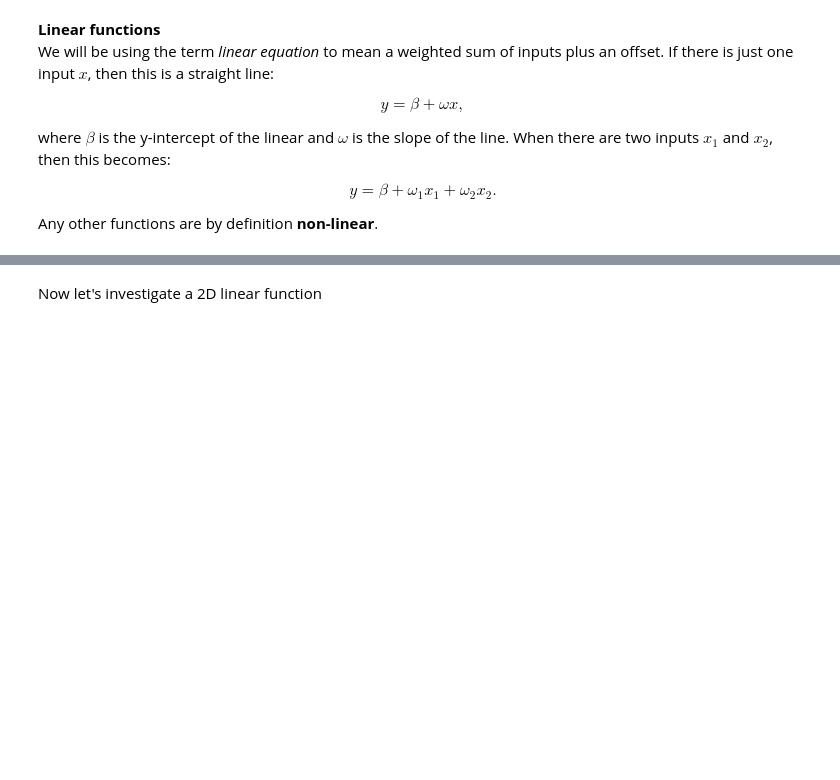
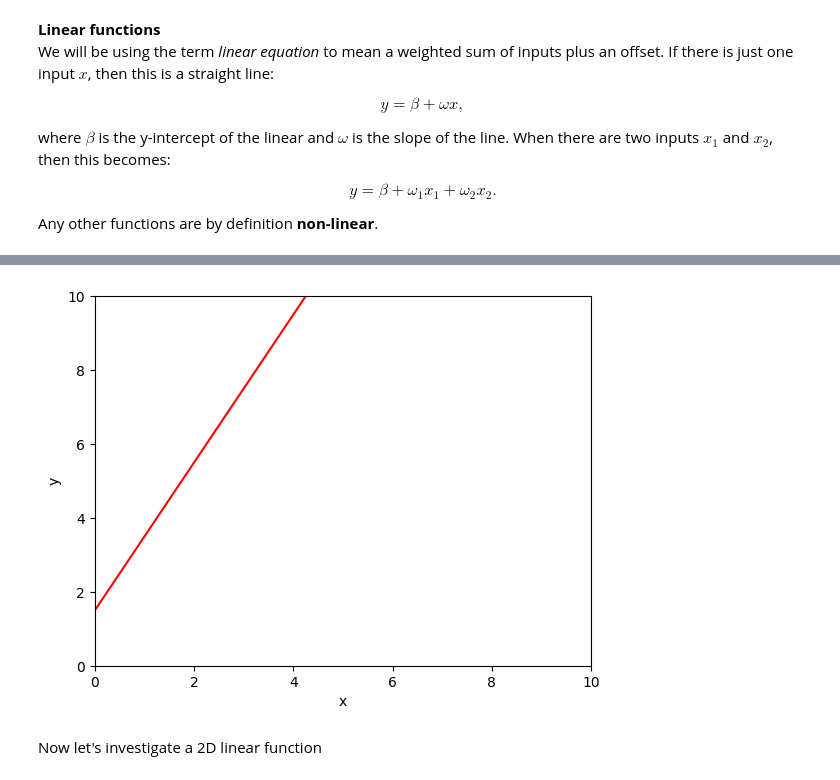
Before and after one commit to YaoXiao-CS/Understanding-Deep-Learning, a Jupyter notebook: Chapter01/1_1_BackgroundMathematics.ipynb, the cells around one changed output, grey strips where cells are left out. Drawn from its saved outputs; the diff is of its cells as text; code cells hidden in the pictures; blank space fills up the shorter version.

```diff
--- a/Chapter01/1_1_BackgroundMathematics.ipynb
+++ b/Chapter01/1_1_BackgroundMathematics.ipynb
@@ -34,3 +34,11 @@ def linear_function_1D(x,beta,omega):
   y = x
 
   return y
+# %%
+# Solution.
+def linear_function_1D(x, beta, omega):
+    y = beta + omega * x
+    return y
+
+y_out = linear_function_1D(2, 3, 1)
+print(f'The output result is {y_out}.')
@@ -58,3 +70,19 @@ plt.show()
+# %%
+# 更改斜率beta=1.5,斜率omega=2.0.
+x = np.arange(0.0,10.0, 0.01)
+# Compute y using the function you filled in above.
+beta = 1.5; omega = 2.0
+
+y = linear_function_1D(x,beta,omega)
+
+# Plot this function
+fig, ax = plt.subplots()
+ax.plot(x,y,'r-')
+ax.set_ylim([0,10]);ax.set_xlim([0,10])
+ax.set_xlabel('x'); ax.set_ylabel('y')
+plt.show()
+# %% [output]
+[figure, added]
 # %% [markdown]
 Now let's investigate a 2D linear function
 # %%
```
Also changed, not shown: parts of 16 cells of this notebook.
